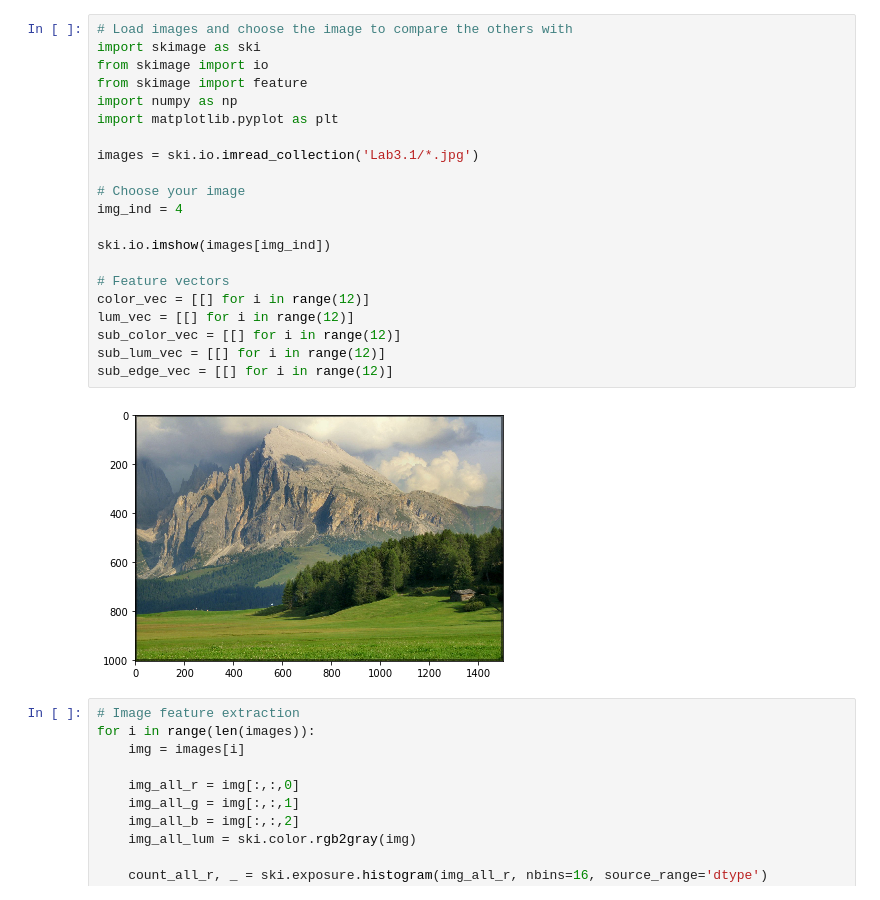
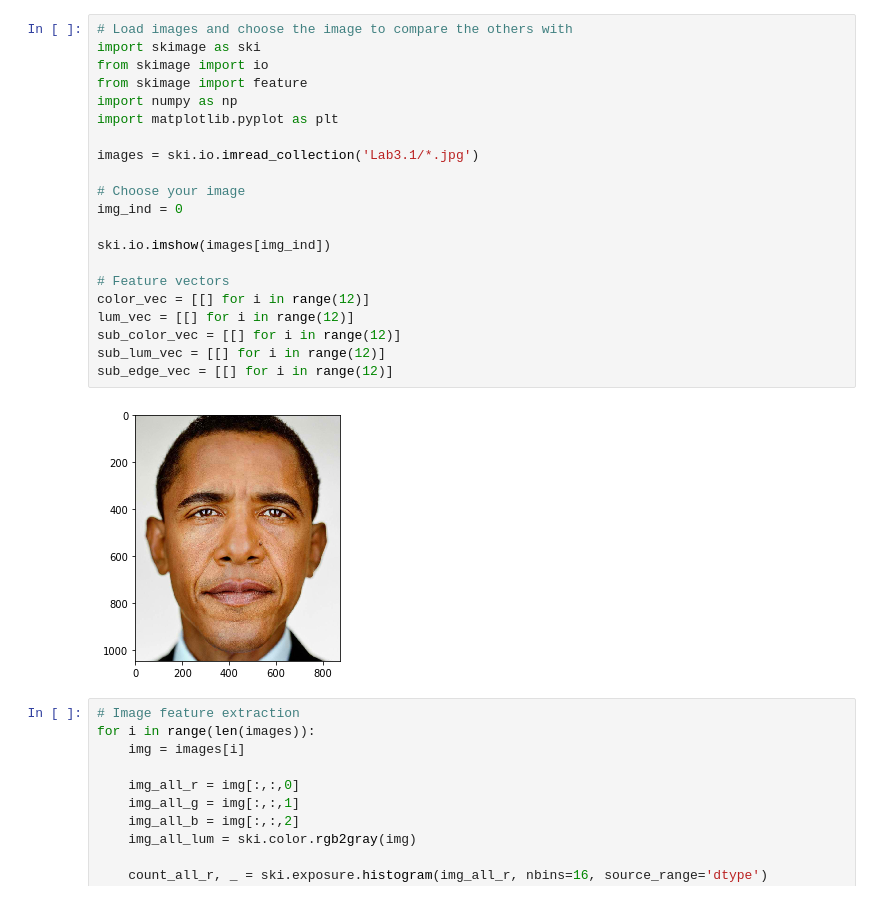
Before and after one commit to mansaronsson/Advanced-Visual-Data-Analysis, a Jupyter notebook: Lab 3/tnm098-lab3.1.ipynb, the cells around one changed output. Saved outputs shown, nothing was run; the diff lists cells and outputs as text.

```diff
--- a/Lab 3/tnm098-lab3.1.ipynb
+++ b/Lab 3/tnm098-lab3.1.ipynb
@@ -1,26 +1,26 @@
 # %%
 # Load images and choose the image to compare the others with
 import skimage as ski
 from skimage import io
 from skimage import feature
 import numpy as np
 import matplotlib.pyplot as plt
 
 images = ski.io.imread_collection('Lab3.1/*.jpg')
 
 # Choose your image
-img_ind = 4
+img_ind = 0
 
 ski.io.imshow(images[img_ind])
 
 # Feature vectors
 color_vec = [[] for i in range(12)]
 lum_vec = [[] for i in range(12)]
 sub_color_vec = [[] for i in range(12)]
 sub_lum_vec = [[] for i in range(12)]
 sub_edge_vec = [[] for i in range(12)]
 # %% [output]
-[figure, old version]
+[figure, new version]
 # %%
 # Image feature extraction
 for i in range(len(images)):
```
Also changed, not shown: parts of 1 cell of this notebook, 6 other files.
